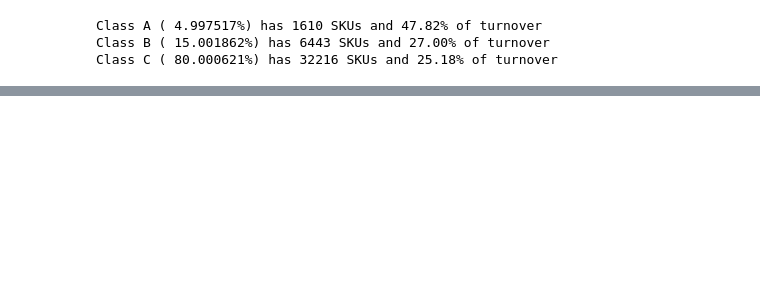
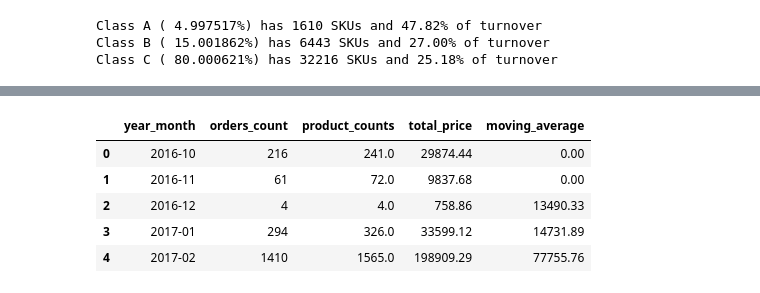
Before and after one commit to Cyrusz55/E_Commerce_Customer_Behavior_Analysis, a Jupyter notebook: book1.ipynb, the cells around one changed output, grey strips where cells are left out. Drawn from its saved outputs; the diff is of its cells as text; code cells hidden in the pictures; blank space fills up the shorter version.

```diff
--- a/book1.ipynb
+++ b/book1.ipynb
@@ -1422,0 +1431,15 @@ Class C - low_value products(max-400)but many items -- high frrquency, low order
+# %%
+volatility_threshold = (max(data_product_summary["std"]) - min(data_product_summary["std"])) / 2
+
+def classify(product):
+    if product["%sales"] <= 0.25 and product["std"] <= volatility_threshold:
+        return "Low Volume, Low Volatility"
+    elif product["%sales"] > 0.25 and product["std"] <= volatility_threshold:
+        return "High Volume, Low volatility"
+    elif product["%sales"] <=0.25 and product["std"] > volatility_threshold:
+        return "Low Volume, High Volatility"
+    else:
+        return "High Volume, High Volatility"
+
+data_product_summary["type"] = data_product_summary.apply(lambda x: classify(x), axis=1)
+display(data_product_summary.head())
@@ -1422,0 +1631,32 @@ Class C - low_value products(max-400)but many items -- high frrquency, low order
+# %%
+data_orders_timeseries_monthly = df_olist_orders_dataset.merge(df_olist_order_items_dataset_, how="left", on="order_id")\
+    .query('order_status == "delivered"')
+
+data_orders_timeseries_monthly["year_month"] = data_orders_timeseries_monthly["order_delivered_customer_date"].dt.to_period("M")
+
+data_orders_timeseries_monthly = (
+    data_orders_timeseries_monthly
+    .groupby("year_month")
+    .agg({
+        "order_id": "count",
+        "product_counts": "sum",
+        "total_price": "sum",
+    })
+    .query("year_month.isnull() == False")
+    .rename(columns = {"order_id": "orders_count"})
+    .reset_index()
+)
+data_orders_timeseries_monthly["moving_average"] = (
+    data_orders_timeseries_monthly.sort_values(by="year_month")[["total_price"]]
+    .transform(lambda x: round(x.rolling(3).mean(), 2))
+    .fillna(0)
+)
+
+display(data_orders_timeseries_monthly.head())
+# %% [output]
+|  | year_month | orders_count | product_counts | total_price | moving_average |
+| 0 | 2016-10 | 216 | 241.0 | 29874.44 | 0.00 |
+| 1 | 2016-11 | 61 | 72.0 | 9837.68 | 0.00 |
+| 2 | 2016-12 | 4 | 4.0 | 758.86 | 13490.33 |
+| 3 | 2017-01 | 294 | 326.0 | 33599.12 | 14731.89 |
+| 4 | 2017-02 | 1410 | 1565.0 | 198909.29 | 77755.76 |
```
Also changed, not shown: parts of 11 cells of this notebook, 24 other files.
